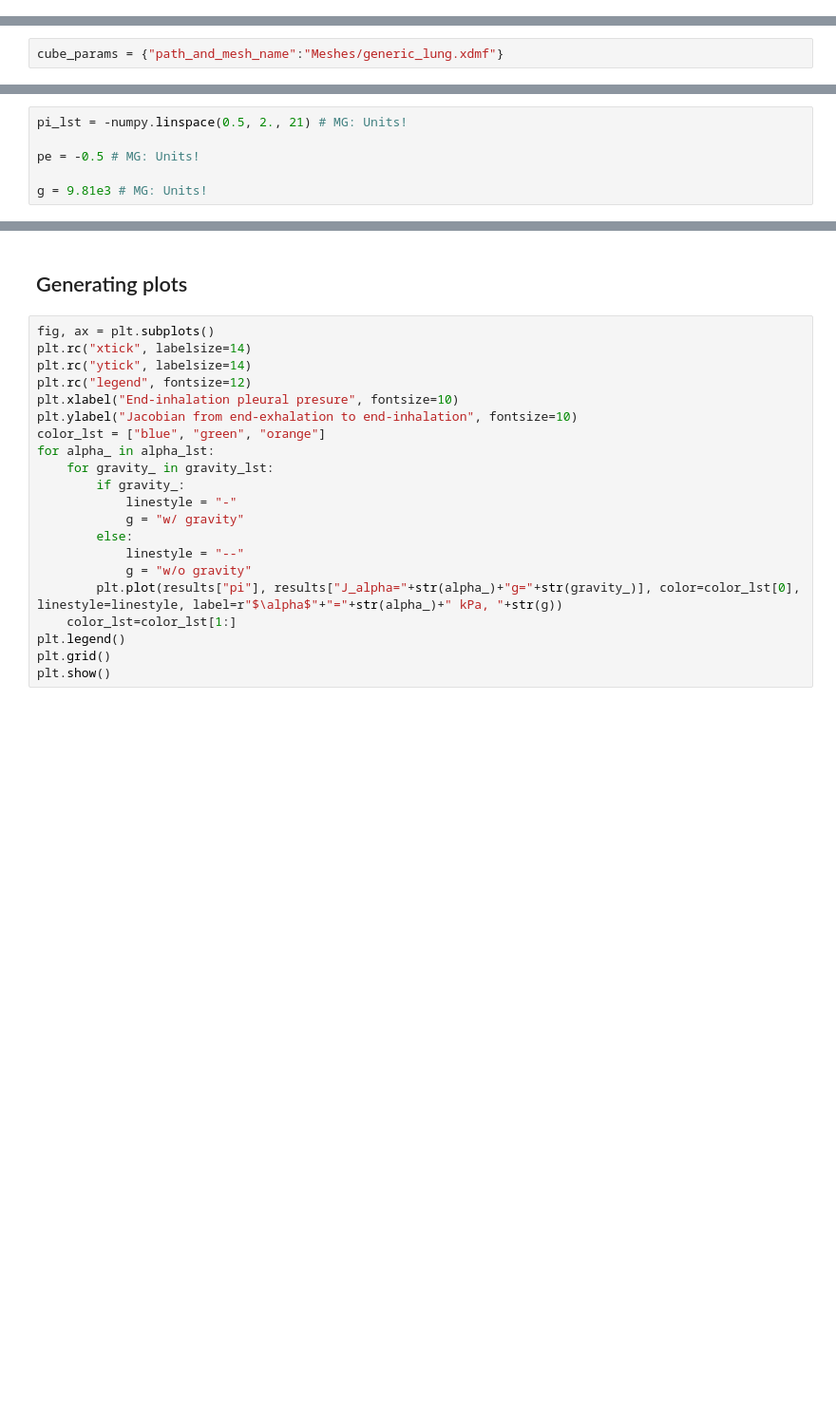
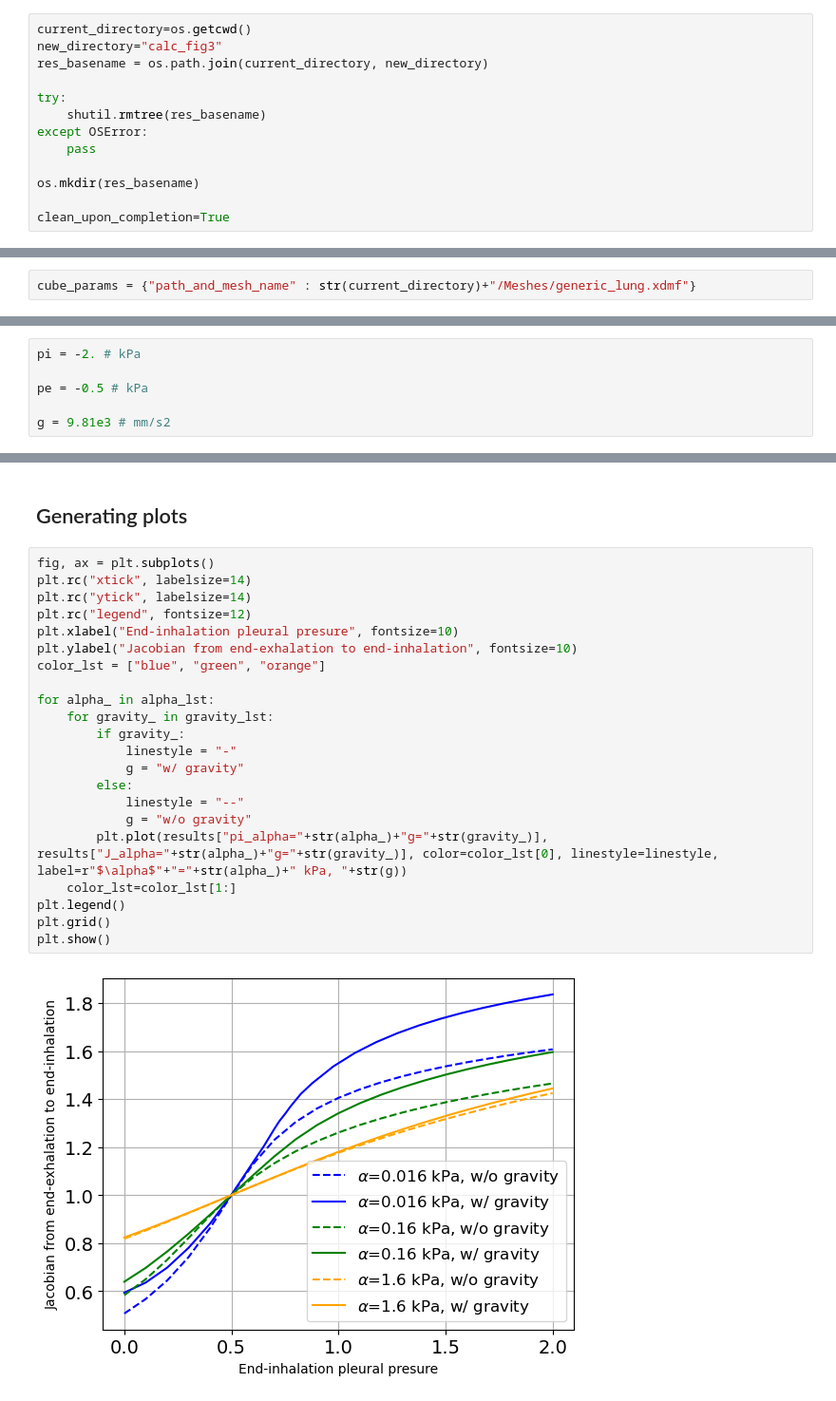
Before and after one commit to alicepeyraut/identification-methods-paper-demos, a Jupyter notebook: demos/Fig3.ipynb, the cells around one changed output, grey strips where cells are left out. Shown at 95% size. Drawn from its saved outputs; the diff is of its cells as text; blank space fills up the shorter version.

Commit message:
commiting changes figure 3

```diff
--- a/demos/Fig3.ipynb
+++ b/demos/Fig3.ipynb
@@ -11,9 +15,22 @@ import dolfin_mech as dmech
+# %%
+current_directory=os.getcwd()
+new_directory="calc_fig3"
+res_basename = os.path.join(current_directory, new_directory)
+
+try:
+    shutil.rmtree(res_basename)
+except OSError:
+    pass
+
+os.mkdir(res_basename)
+
+clean_upon_completion=True
 # %% [markdown]
 ## Parameters
 # %% [markdown]
 ### Mesh
 # %%
-cube_params = {"path_and_mesh_name":"Meshes/generic_lung.xdmf"}
+cube_params = {"path_and_mesh_name" : str(current_directory)+"/Meshes/generic_lung.xdmf"}
 # %% [markdown]
 ### Material
 # %%
@@ -32,10 +48,10 @@ mat_params = {"scaling":"linear", "parameters":params}
 # %% [markdown]
 ### Loading
 # %%
-pi_lst = -numpy.linspace(0.5, 2., 21) # MG: Units!
+pi = -2. # kPa
 
-pe = -0.5 # MG: Units!
+pe = -0.5 # kPa
 
-g = 9.81e3 # MG: Units!
+g = 9.81e3 # mm/s2
 # %% [markdown]
 ## Computing pressure-volume responses
@@ -97,21 +138,24 @@ results["pi"] = pi_lst
 # %%
 fig, ax = plt.subplots()
 plt.rc("xtick", labelsize=14)
 plt.rc("ytick", labelsize=14)
 plt.rc("legend", fontsize=12)
 plt.xlabel("End-inhalation pleural presure", fontsize=10)
 plt.ylabel("Jacobian from end-exhalation to end-inhalation", fontsize=10)
 color_lst = ["blue", "green", "orange"]
+
 for alpha_ in alpha_lst:
     for gravity_ in gravity_lst:
         if gravity_:
             linestyle = "-"
             g = "w/ gravity"
         else:
             linestyle = "--"
             g = "w/o gravity"
-        plt.plot(results["pi"], results["J_alpha="+str(alpha_)+"g="+str(gravity_)], color=color_lst[0], linestyle=linestyle, label=r"$\alpha$"+"="+str(alpha_)+" kPa, "+str(g))
+        plt.plot(results["pi_alpha="+str(alpha_)+"g="+str(gravity_)], results["J_alpha="+str(alpha_)+"g="+str(gravity_)], color=color_lst[0], linestyle=linestyle, label=r"$\alpha$"+"="+str(alpha_)+" kPa, "+str(g))
     color_lst=color_lst[1:]
 plt.legend()
 plt.grid()
 plt.show()
+# %% [output]
+[figure, added]
```
Also changed, not shown: parts of 7 cells of this notebook.
